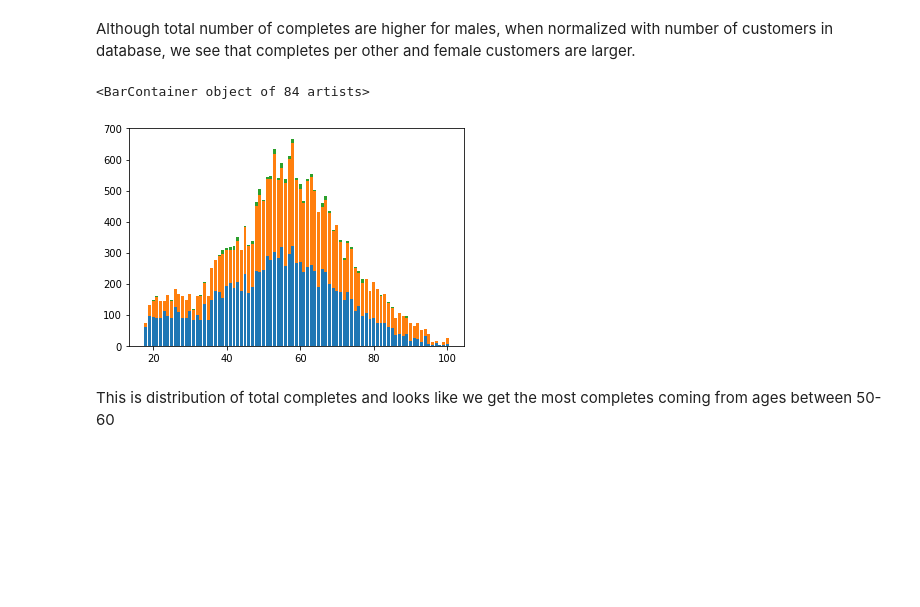
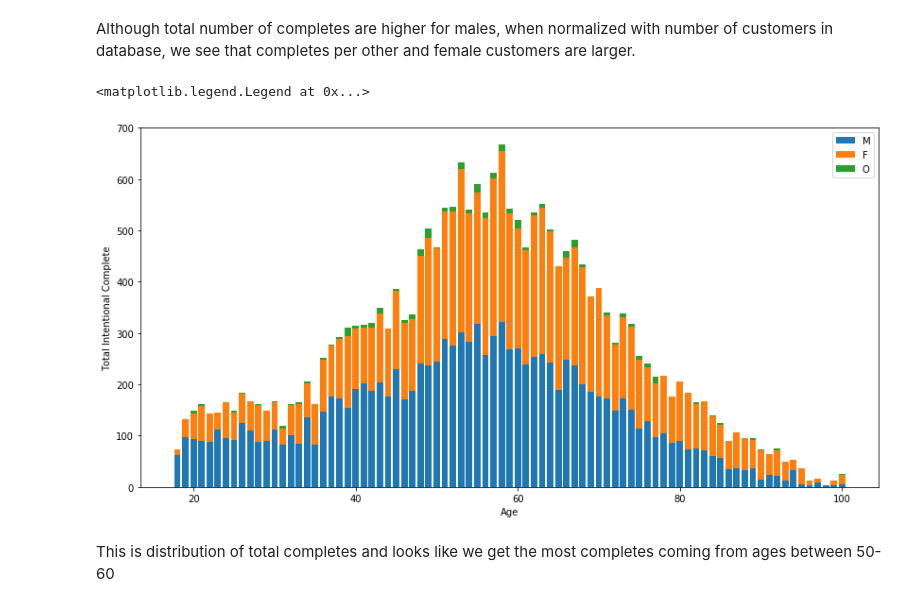
Before and after one commit to onurkapucu/Starbucks_Capstone, a Jupyter notebook: Starbucks_Capstone_notebook.ipynb, the cells around one changed output. Drawn from its saved outputs; the diff is of its cells as text; code cells hidden in the pictures; blank space fills up the shorter version.

Commit message:
Plot cleaning

```diff
--- a/Starbucks_Capstone_notebook.ipynb
+++ b/Starbucks_Capstone_notebook.ipynb
@@ -618,12 +618,16 @@ ax2=plt.bar(intentional_completes_df['user_gender'].value_counts().keys(),
 Although total number of completes are higher for males, when normalized with number of customers in database, we see that completes per other and female customers are larger.
 # %%
 intent_demog_total = intentional_completes_df.groupby(by=['user_gender','user_age'])['user_id'].size().unstack().transpose()
-plt.bar(intent_demog_total['M'].keys(),intent_demog_total['M'].values)
-plt.bar(intent_demog_total['F'].keys(),intent_demog_total['F'].values,bottom=intent_demog_total['M'].values)
-plt.bar(intent_demog_total['O'].keys(),intent_demog_total['O'].values,bottom=intent_demog_total['M'].values+intent_demog_total['F'].values)
+plt.figure(figsize=(14,7))
+plt.bar(intent_demog_total['M'].keys(),intent_demog_total['M'].values,label='M')
+plt.bar(intent_demog_total['F'].keys(),intent_demog_total['F'].values,bottom=intent_demog_total['M'].values,label='F')
+plt.bar(intent_demog_total['O'].keys(),intent_demog_total['O'].values,bottom=intent_demog_total['M'].values+intent_demog_total['F'].values,label='O')
+plt.xlabel('Age')
+plt.ylabel('Total Intentional Complete')
+plt.legend()
 # %% [output]
-<BarContainer object of 84 artists>
+<matplotlib.legend.Legend at 0x...>
-[figure, old version]
+[figure, new version]
 # %% [markdown]
 This is distribution of total completes and looks like we get the most completes coming from ages between 50-60
 # %%
```
Also changed, not shown: parts of 6 cells of this notebook.
